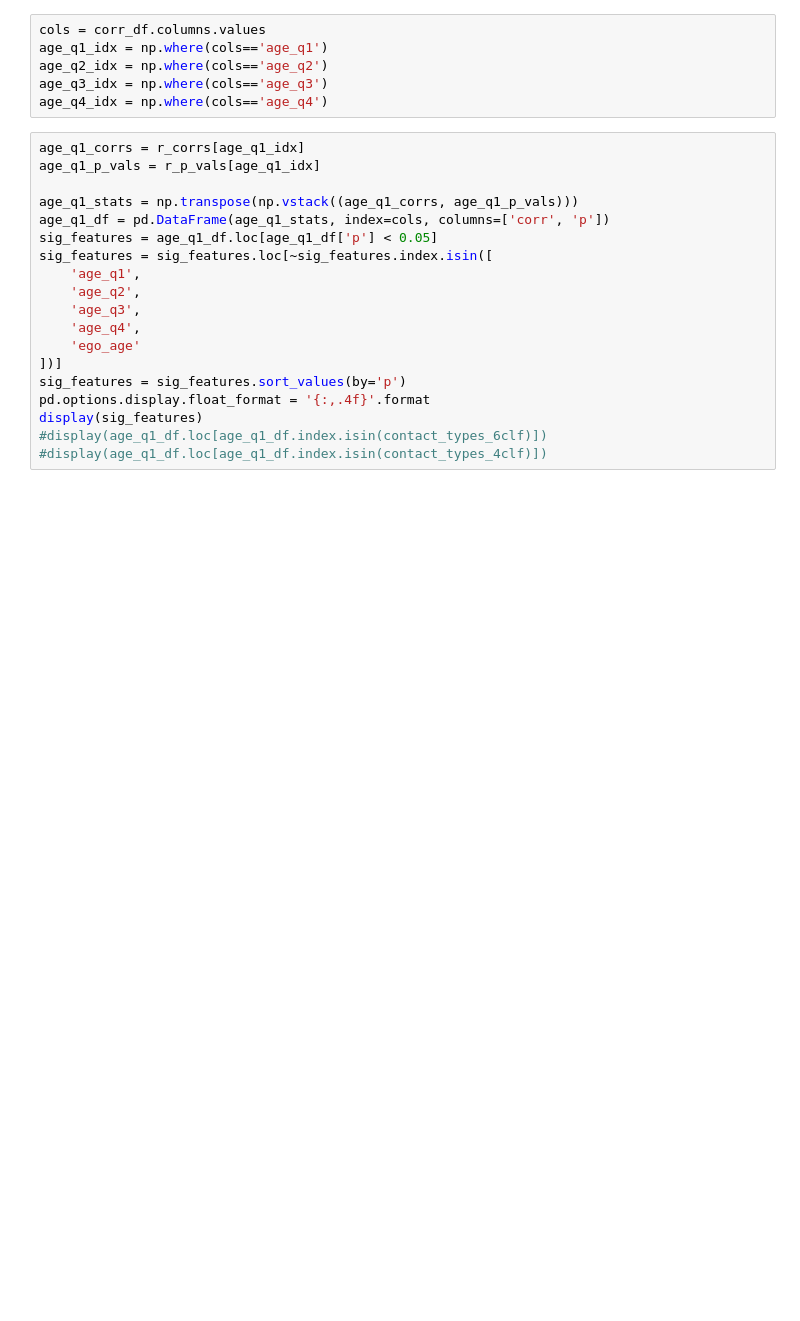
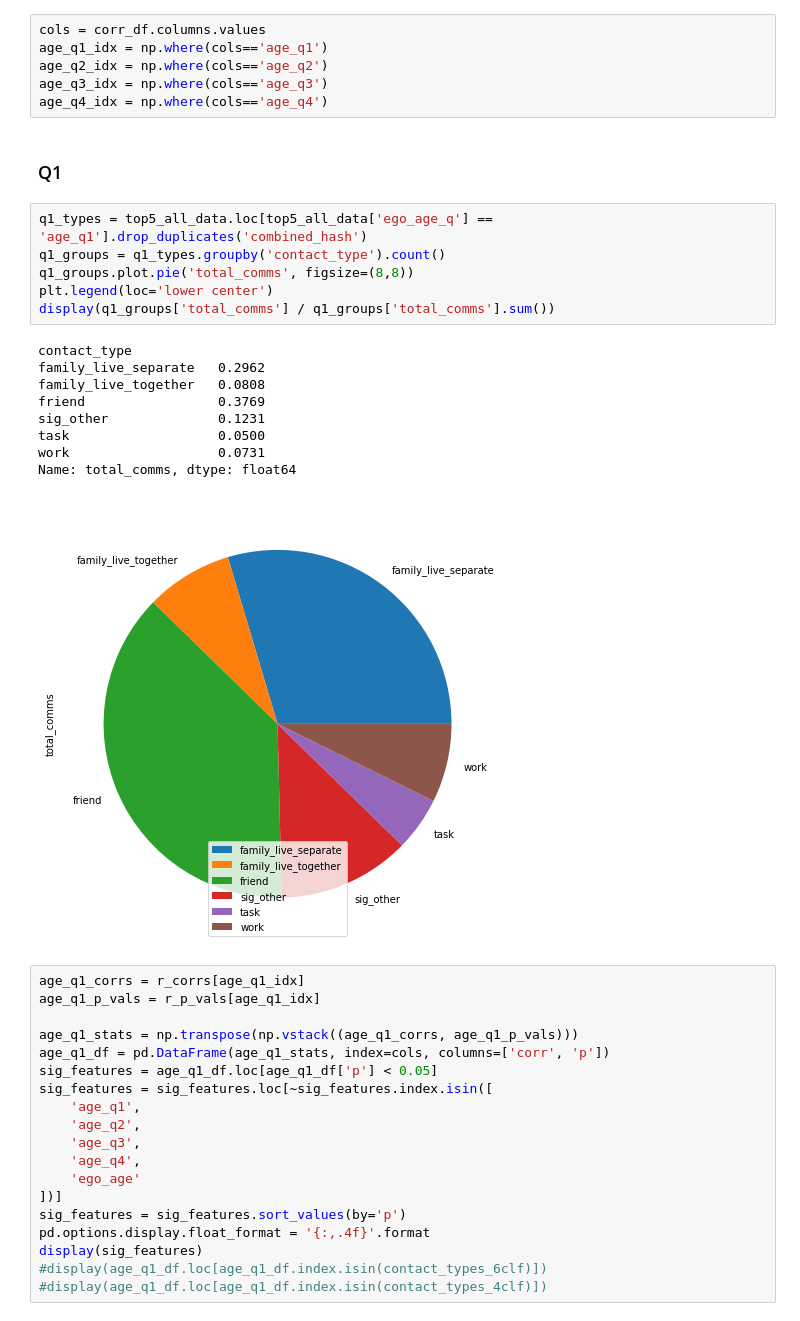
Before and after one commit to tliu526/relationship-prediction, a Jupyter notebook: notebooks/subpopulation_prediction.ipynb, the cells around one changed output. Saved outputs shown, nothing was run; the diff lists cells and outputs as text; blank space fills up the shorter version.

Commit message:
adds subpopulation pie charts, intial random forest predictions

```diff
--- a/notebooks/subpopulation_prediction.ipynb
+++ b/notebooks/subpopulation_prediction.ipynb
@@ -150,6 +141,24 @@ age_q1_idx = np.where(cols=='age_q1')
 age_q2_idx = np.where(cols=='age_q2')
 age_q3_idx = np.where(cols=='age_q3')
 age_q4_idx = np.where(cols=='age_q4')
+# %% [markdown]
+### Q1
+# %%
+q1_types = top5_all_data.loc[top5_all_data['ego_age_q'] == 'age_q1'].drop_duplicates('combined_hash')
+q1_groups = q1_types.groupby('contact_type').count()
+q1_groups.plot.pie('total_comms', figsize=(8,8))
+plt.legend(loc='lower center')
+display(q1_groups['total_comms'] / q1_groups['total_comms'].sum())
+# %% [output]
+contact_type
+family_live_separate   0.2962
+family_live_together   0.0808
+friend                 0.3769
+sig_other              0.1231
+task                   0.0500
+work                   0.0731
+Name: total_comms, dtype: float64
+[figure, added]
 # %%
 age_q1_corrs = r_corrs[age_q1_idx]
 age_q1_p_vals = r_p_vals[age_q1_idx]
```
Also changed, not shown: parts of 19 cells of this notebook.
